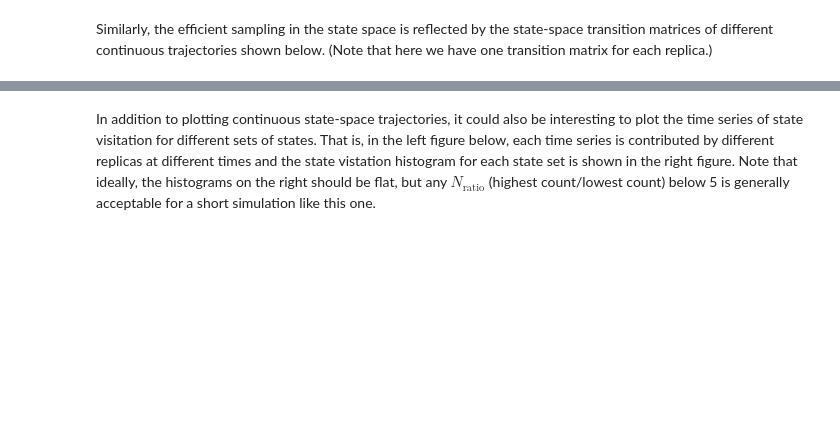
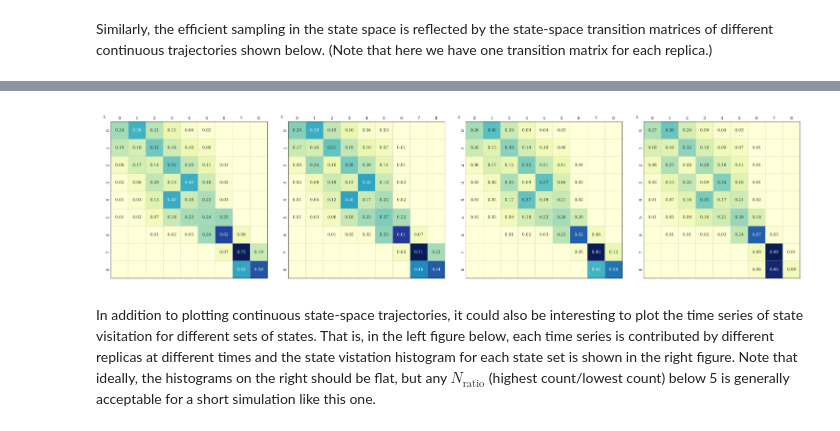
Before and after one commit to wehs7661/ensemble_md, a Jupyter notebook: docs/examples/tutorial_1/standard_REXEE.ipynb, the cells around one changed output, grey strips where cells are left out. Cells and saved outputs as stored; diff of their text form; code cells hidden in the pictures; blank space fills up the shorter version.

```diff
--- a/docs/examples/tutorial_1/standard_REXEE.ipynb
+++ b/docs/examples/tutorial_1/standard_REXEE.ipynb
@@ -312,5 +332,5 @@ display_images(images)
 Similarly, the efficient sampling in the state space is reflected by the state-space transition matrices of different continuous trajectories shown below. (Note that here we have one transition matrix for each replica.)
 # %%
 images = [f'example_outputs/analysis/traj_{i}_state_transmtx.png' for i in range(4)]
-display_images(images)
+display_images_matplotlib(images, rows=1, figsize=(15, 7.5))
 # %% [output]
@@ -318,3 +337,4 @@ display_images(images)
+[figure, added]
 # %% [markdown]
 In addition to plotting continuous state-space trajectories, it could also be interesting to plot the time series of state visitation for different sets of states. That is, in the left figure below, each time series is contributed by different replicas at different times and the state vistation histogram for each state set is shown in the right figure. Note that ideally, the histograms on the right should be flat, but any $N_\text{ratio}$ (highest count/lowest count) below 5 is generally acceptable for a short simulation like this one.
 # %%
```
Also changed, not shown: parts of 8 cells of this notebook.
